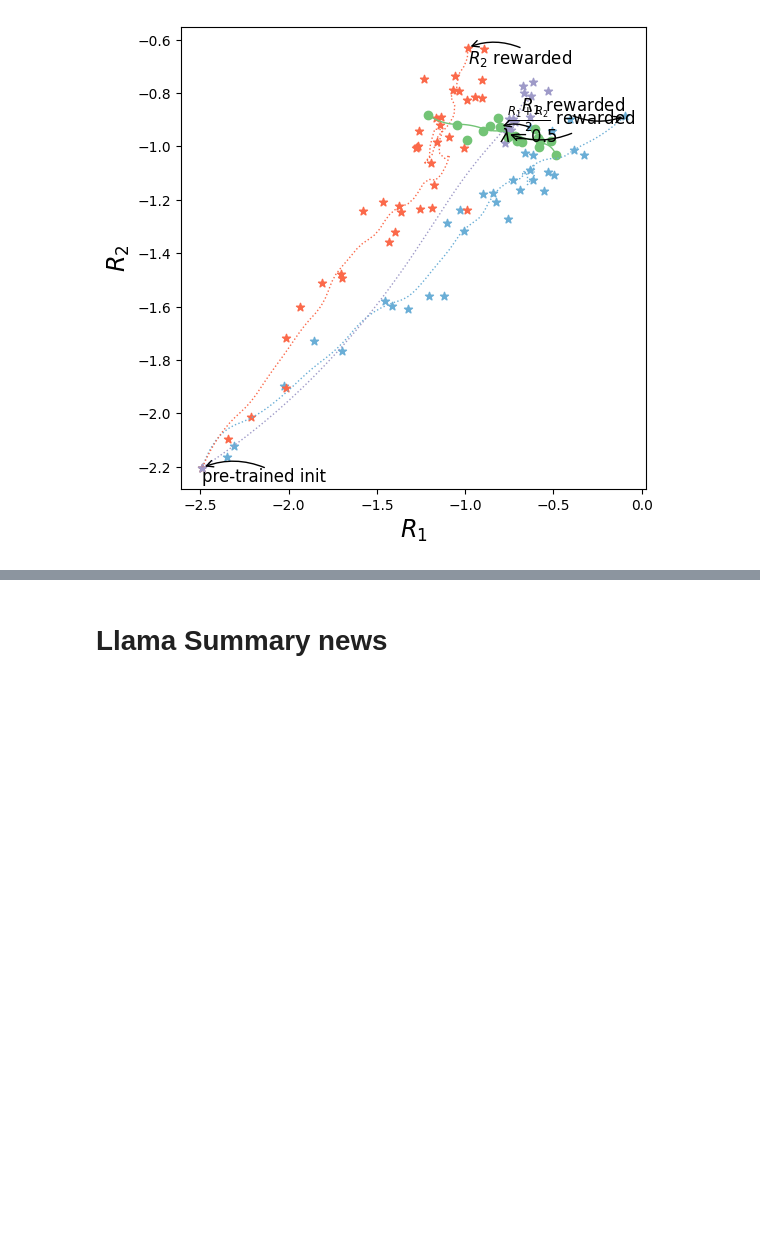
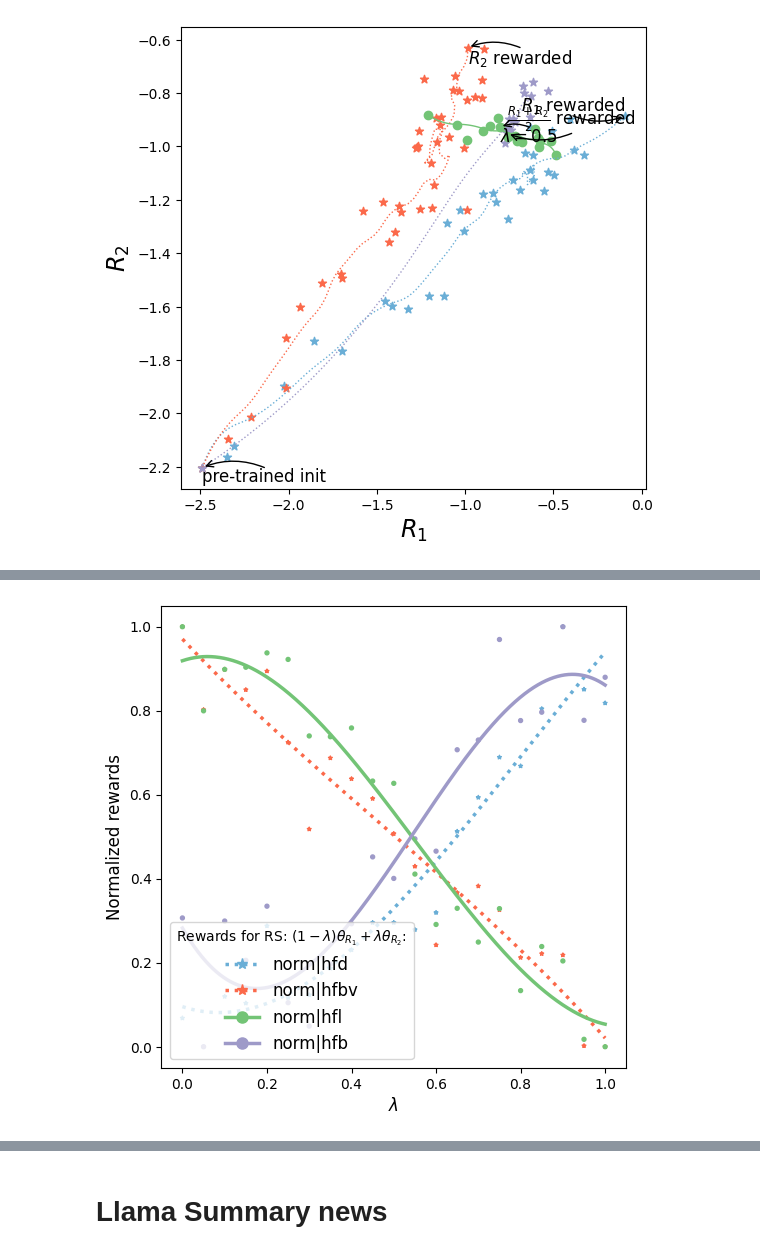
Before and after one commit to alexrame/domainbedv2, a Jupyter notebook: notebooks/rl/nlp/plot_rl.ipynb, the cells around one changed output, grey strips where cells are left out. Saved outputs shown, nothing was run; the diff lists cells and outputs as text; code cells hidden in the pictures; blank space fills up the shorter version.

```diff
--- a/notebooks/rl/nlp/plot_rl.ipynb
+++ b/notebooks/rl/nlp/plot_rl.ipynb
@@ -24,6 +24,7 @@ plot.dict_key_to_label.update(
         # "hfl": "OpenAssistant/reward-model-deberta-v3-large-v2",
         "hfb": r"$R_1$",
         "hfd": r"$R_2$",
+        "hfbv": r"$R_1$",
         # "hfg": "sugam11/gpt2-rlhf-reward",
         "cogd": r"$R_2$",
         "tristan": r"$R_1$",
@@ -54,13 +55,14 @@ label_xy = "R_1+R_2"
 clean_kwargs = {
     "labels":
         [
-            r"RL reward: ${label_x}$".format(label_x=label_x
+            r"RL: ${label_x}$".format(label_x=label_x
                                      ),
             r"WA: $init$ $\to$ ${label_x}$".format(label_x=label_x),
-            r"RL reward: ${label_y}$".format(label_y=label_y),
+            r"RL: ${label_y}$".format(label_y=label_y),
             r"WA: $init$ $\to$ ${label_y}$".format(label_y=label_y),
-            r"RL multi-rewards: $\frac{{{label_xy}}}{{2}}$".format(label_xy=label_xy),
-            r"WA: ${label_x}$ $\to$ ${label_y}$, $0\leq\lambda\leq1$".format(label_x=label_x, label_y=label_y)
+            r"MORL: $\frac{{{label_xy}}}{{2}}$".format(label_xy=label_xy),
+            # r"WA: $$ $\to$ ${label_y}$, $0\leq\lambda\leq1$".format(label_x=label_x, label_y=label_y)
+            r"RS: $(1-\lambda) \theta_{{{label_x}}} + \lambda \theta_{{{label_y}}}$".format(label_x=label_x, label_y=label_y)
         ],
     "loc": "no",
     "colormaps": ["Blues", "Blues", "Reds", "Reds", "Purples", "Greens"],
@@ -80,7 +82,7 @@ clean_kwargs_scatter = {
     "linestyles": ['dotted', 'dotted', "solid", "solid", "solid", "solid"],
     "order": "savgol_3_1_quadratic",
     # keycolor="abs|lambda-0.5",
-    "order": "2",
+    "order": "3",
     "legendtitle": f"Rewards for {clean_kwargs['labels'][5]}:",
     "title": None,
 }
@@ -317,0 +352,12 @@ infassistant_rmeld_steps_0418.l = [
+# %%
+fig_dr = plot_scatter_nlp(
+    infassistant_warmeld201rmdvbv361_0418.l,
+    keys_y=[
+        "norm|hfd",
+        "norm|hfbv",
+        "norm|hfl",
+        "norm|hfb",
+    ],
+)
+# %% [output]
+[figure, added]
```
Also changed, not shown: parts of 19 cells of this notebook, 6 other files.
